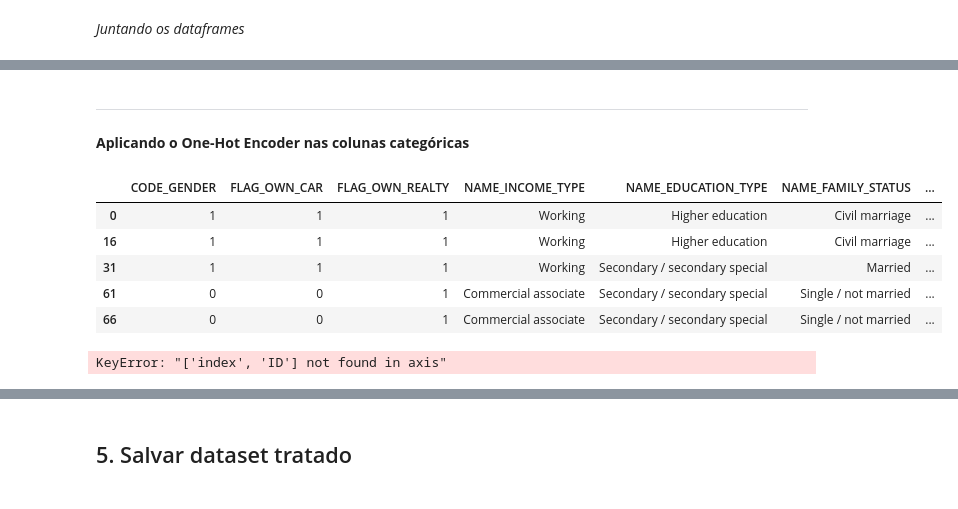
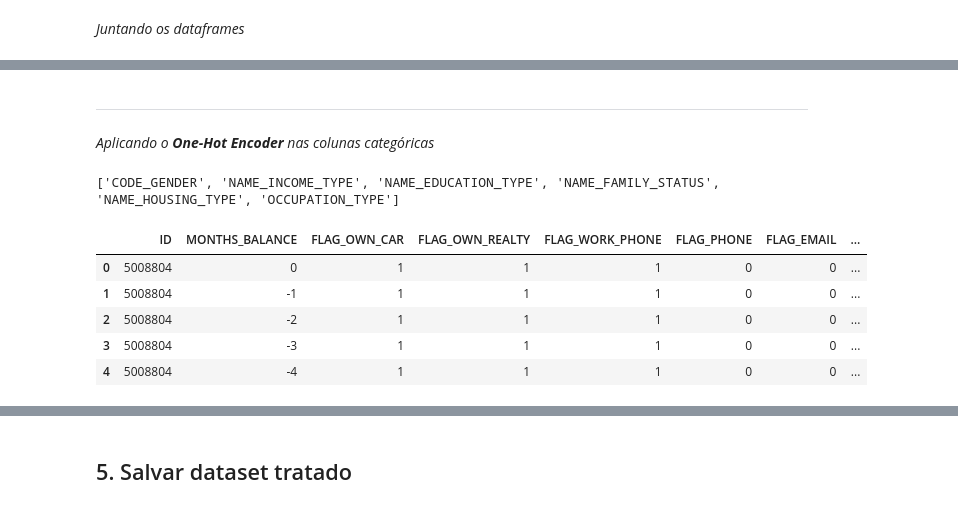
Before and after one commit to dianafismed/postech-tech-challenge-fase2, a Jupyter notebook: notebooks/02_preprocessamento.ipynb, the cells around one changed output, grey strips where cells are left out. Drawn from its saved outputs; the diff is of its cells as text; code cells hidden in the pictures.

```diff
--- a/notebooks/02_preprocessamento.ipynb
+++ b/notebooks/02_preprocessamento.ipynb
@@ -139,7 +161,0 @@ df.shape
-# %%
-# Variável alvo é a COMPLIANCE
-y = df[TARGET]
-
-# Independentes
-x = df.drop(columns=TARGET)
-x.columns
@@ -152,0 +172,17 @@ Index(['CODE_GENDER', 'FLAG_OWN_CAR', 'FLAG_OWN_REALTY', 'CNT_CHILDREN',
+# %%
+# Agrupando por ID
+cliente = df.groupby('ID')['STATUS'].sum().reset_index()
+
+# Separando o status que identifica mal pagador (>=60 dias de atraso)
+bad_status = {'2', '3', '4', '5'}
+
+# Substituindo os valores por 0 ou 1
+cliente.STATUS = cliente.STATUS.apply(lambda s: 1 if any(char in bad_status for char in str(s)) else 0)
+
+# Excluindo a coluna STATUS do df
+df.drop(columns='STATUS', inplace=True)
+
+# Juntando os 2 dataframes
+df = pd.merge(df, cliente, on='ID', how='inner' )
+
+df.head()
@@ -268,11 +279,0 @@ Para binarizá-las, será utilizado o **Label Encoder**.
-# %%
-# Separando as colunas
-colunas = ['CODE_GENDER','FLAG_OWN_CAR','FLAG_OWN_REALTY']
-
-# Aplicando o label_encorder
-label_encoder = LabelEncoder()
-for i in colunas:
-  df[i] = label_encoder.fit_transform(df[i])
-df.head()
-
-# Legenda: M = 1, F = 0, Y = 1, N = 0
@@ -290,36 +288,41 @@ df.shape
+# %%
+df.FLAG_OWN_CAR = df.FLAG_OWN_CAR.apply(lambda x: 0 if x=='N' else 1)
+df.FLAG_OWN_REALTY = df.FLAG_OWN_REALTY.apply(lambda x: 0 if x=='N' else 1)
 # %% [markdown]
 ----
 
-**Aplicando o One-Hot Encoder nas colunas categóricas**
+*Aplicando o **One-Hot Encoder** nas colunas categóricas*
 # %%
 # Separando as colunas categóricas
 categoricas = []
 
 for i in df.columns:
   if df[i].dtype == 'str':
     categoricas.append(i)
 
+print(categoricas)
 
 # Aplicando o hot encoder
 hot = []
 
 for i in df.columns:
   hot = pd.get_dummies(df[categoricas], prefix = 'hot')
 
 
 # Mesclando os  dataframes
 df = pd.concat([df, hot], axis=1)
+
+# Excluindo as colunas categóricas originais
+df.drop(columns=categoricas, inplace=True)
+
 df.head()
 # %% [output]
+['CODE_GENDER', 'NAME_INCOME_TYPE', 'NAME_EDUCATION_TYPE', 'NAME_FAMILY_STATUS', 'NAME_HOUSING_TYPE', 'OCCUPATION_TYPE']
-|  | CODE_GENDER | FLAG_OWN_CAR | FLAG_OWN_REALTY | NAME_INCOME_TYPE | NAME_EDUCATION_TYPE | NAME_FAMILY_STATUS | ... |
-| 0 | 1 | 1 | 1 | Working | Higher education | Civil marriage | ... |
-| 16 | 1 | 1 | 1 | Working | Higher education | Civil marriage | ... |
-| 31 | 1 | 1 | 1 | Working | Secondary / secondary special | Married | ... |
-| 61 | 0 | 0 | 1 | Commercial associate | Secondary / secondary special | Single / not married | ... |
-| 66 | 0 | 0 | 1 | Commercial associate | Secondary / secondary special | Single / not married | ... |
+|  | ID | MONTHS_BALANCE | FLAG_OWN_CAR | FLAG_OWN_REALTY | FLAG_WORK_PHONE | FLAG_PHONE | FLAG_EMAIL | ... |
+| 0 | 5008804 | 0 | 1 | 1 | 1 | 0 | 0 | ... |
+| 1 | 5008804 | -1 | 1 | 1 | 1 | 0 | 0 | ... |
+| 2 | 5008804 | -2 | 1 | 1 | 1 | 0 | 0 | ... |
+| 3 | 5008804 | -3 | 1 | 1 | 1 | 0 | 0 | ... |
+| 4 | 5008804 | -4 | 1 | 1 | 1 | 0 | 0 | ... |
-# %%
-df.drop(columns=['index', 'ID'], inplace=True)
-# %% [output]
-KeyError: "['index', 'ID'] not found in axis"
 # %%
 df.shape
```
Also changed, not shown: parts of 45 cells of this notebook, 2 other files.
